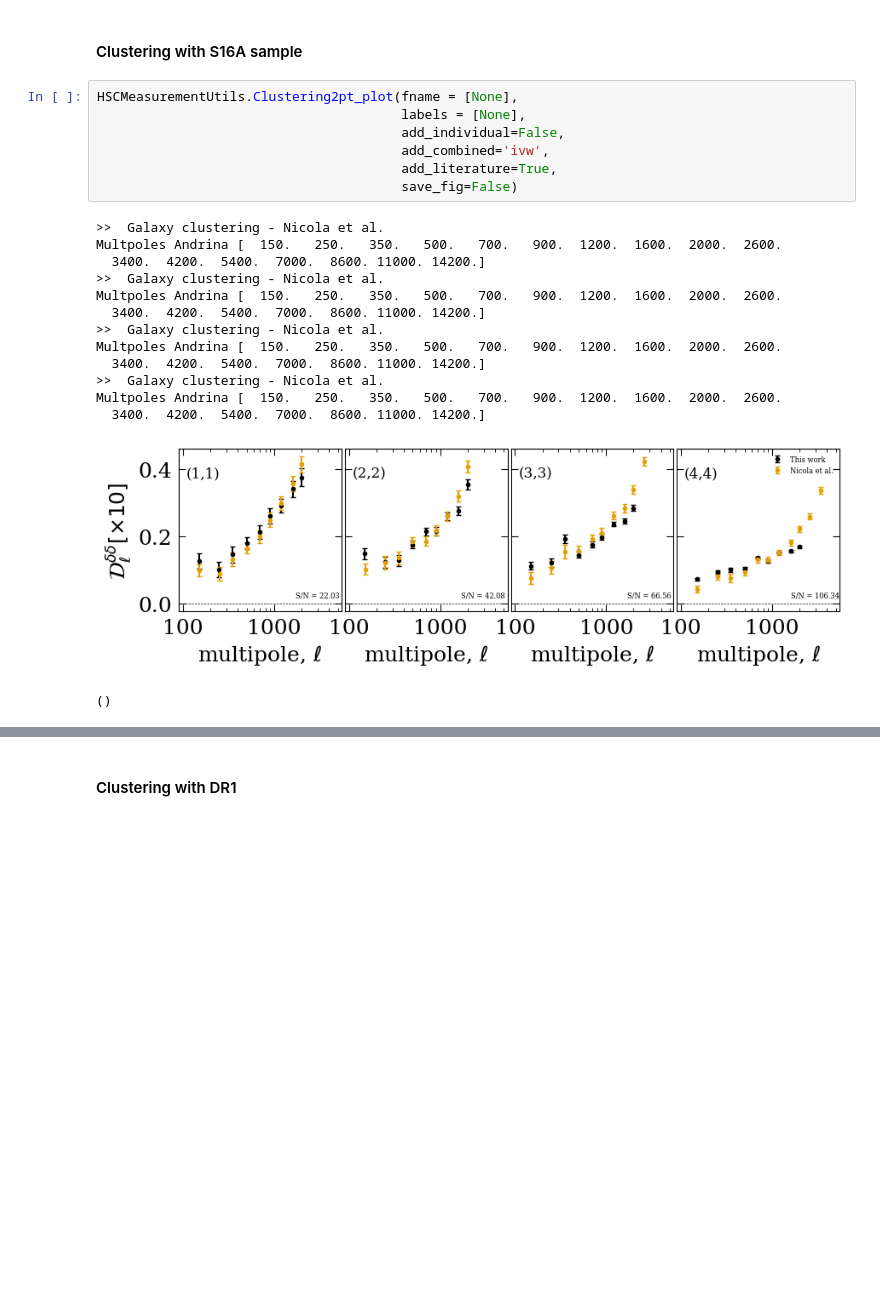
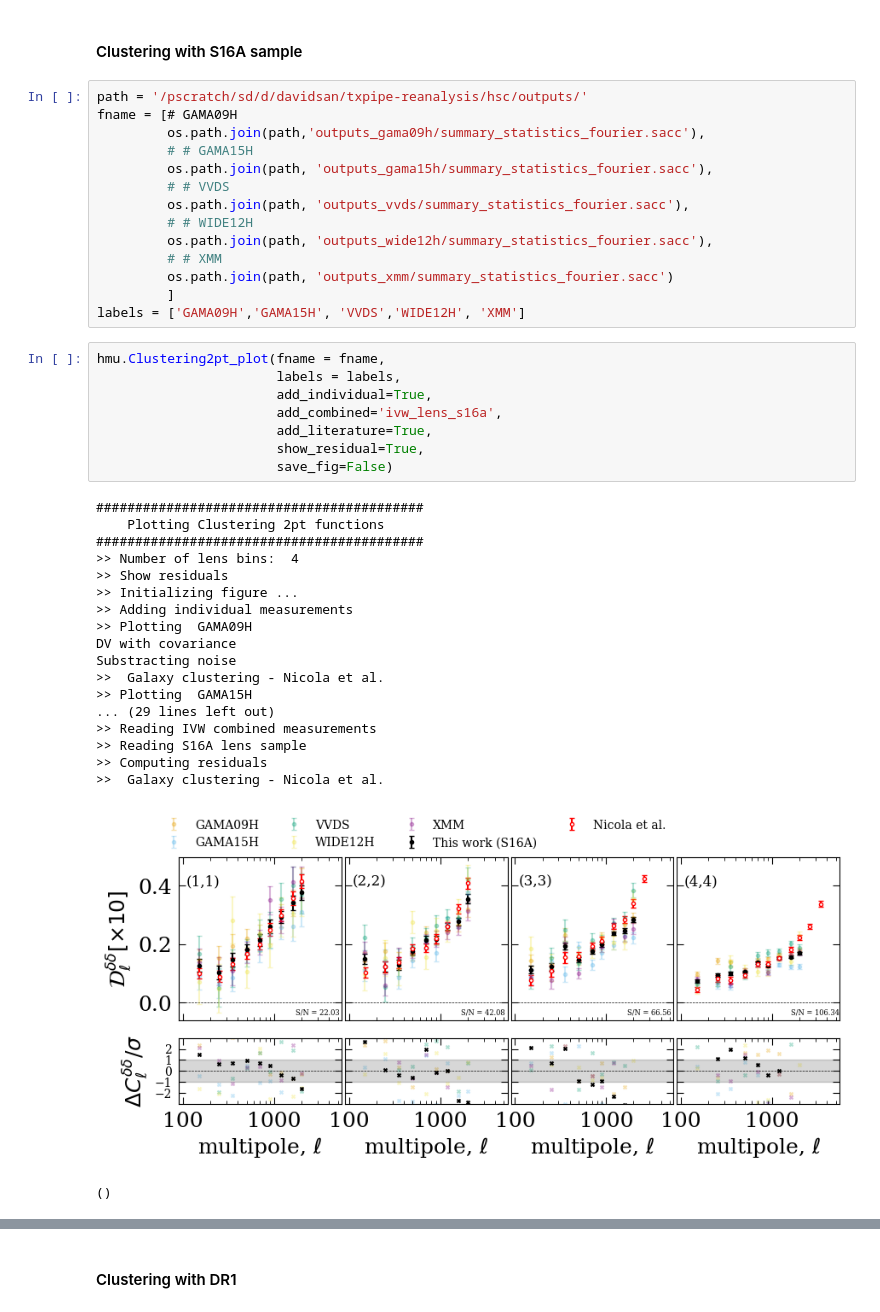
Before and after one commit to davsan06/HSC-PDR1-3x2pt-harmonic-methods, a Jupyter notebook: analysis/NBMeasurementPlot.ipynb, the cells around one changed output, grey strips where cells are left out. Drawn from its saved outputs; the diff is of its cells as text; blank space fills up the shorter version.

Commit message:
adding s16a clustering plot

```diff
--- a/analysis/NBMeasurementPlot.ipynb
+++ b/analysis/NBMeasurementPlot.ipynb
@@ -187,26 +187,46 @@ Shear2pt_Literature_CombinedIVW
 ### Galaxy clustering
 # %% [markdown]
 #### Clustering with S16A sample
+# %%
+path = '/pscratch/sd/d/davidsan/txpipe-reanalysis/hsc/outputs/'
+fname = [# GAMA09H
+         os.path.join(path,'outputs_gama09h/summary_statistics_fourier.sacc'),
+         # # GAMA15H
+         os.path.join(path, 'outputs_gama15h/summary_statistics_fourier.sacc'),
+         # # VVDS
+         os.path.join(path, 'outputs_vvds/summary_statistics_fourier.sacc'),
+         # # WIDE12H
+         os.path.join(path, 'outputs_wide12h/summary_statistics_fourier.sacc'),
+         # # XMM
+         os.path.join(path, 'outputs_xmm/summary_statistics_fourier.sacc')
+         ]
+labels = ['GAMA09H','GAMA15H', 'VVDS','WIDE12H', 'XMM']
 # %%
-HSCMeasurementUtils.Clustering2pt_plot(fname = [None],
-                                       labels = [None],
-                                       add_individual=False,
-                                       add_combined='ivw',
-                                       add_literature=True,
-                                       save_fig=False)
+hmu.Clustering2pt_plot(fname = fname,
+                       labels = labels,
+                       add_individual=True,
+                       add_combined='ivw_lens_s16a',
+                       add_literature=True,
+                       show_residual=True,
+                       save_fig=False)
 # %% [output]
+##########################################
+    Plotting Clustering 2pt functions
+##########################################
+>> Number of lens bins:  4
+>> Show residuals
+>> Initializing figure ...
+>> Adding individual measurements
+>> Plotting  GAMA09H
+DV with covariance
+Substracting noise
 >>  Galaxy clustering - Nicola et al.
-Multpoles Andrina [  150.   250.   350.   500.   700.   900.  1200.  1600.  2000.  2600.
-  3400.  4200.  5400.  7000.  8600. 11000. 14200.]
+>> Plotting  GAMA15H
+... (29 lines left out)
+>> Reading IVW combined measurements
+>> Reading S16A lens sample
+>> Computing residuals
 >>  Galaxy clustering - Nicola et al.
-Multpoles Andrina [  150.   250.   350.   500.   700.   900.  1200.  1600.  2000.  2600.
-  3400.  4200.  5400.  7000.  8600. 11000. 14200.]
->>  Galaxy clustering - Nicola et al.
-Multpoles Andrina [  150.   250.   350.   500.   700.   900.  1200.  1600.  2000.  2600.
-  3400.  4200.  5400.  7000.  8600. 11000. 14200.]
->>  Galaxy clustering - Nicola et al.
-Multpoles Andrina [  150.   250.   350.   500.   700.   900.  1200.  1600.  2000.  2600.
-  3400.  4200.  5400.  7000.  8600. 11000. 14200.]
-[figure, old version]
+[figure, new version]
 ()
 # %%
```
Also changed, not shown: parts of 3 cells of this notebook.
